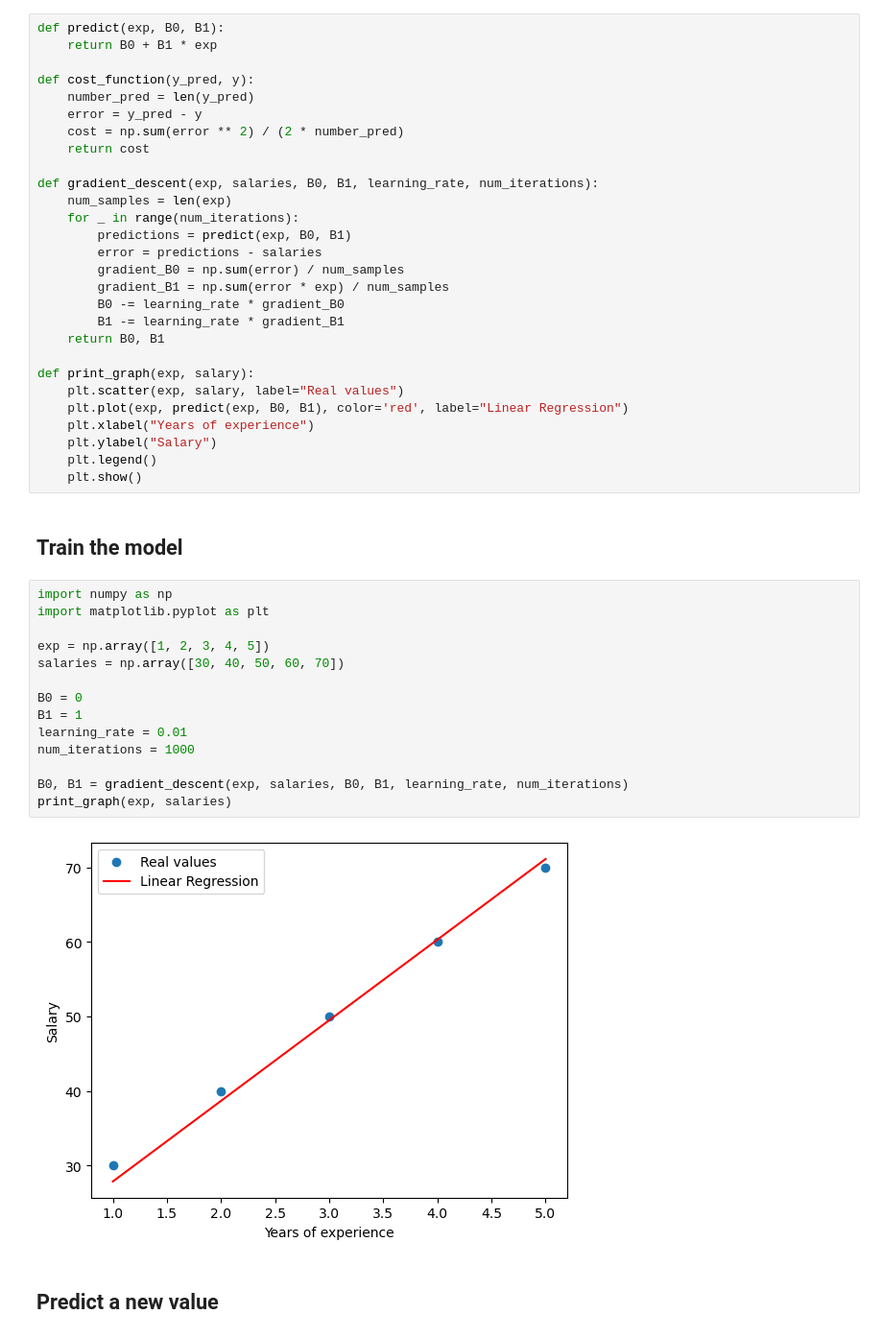
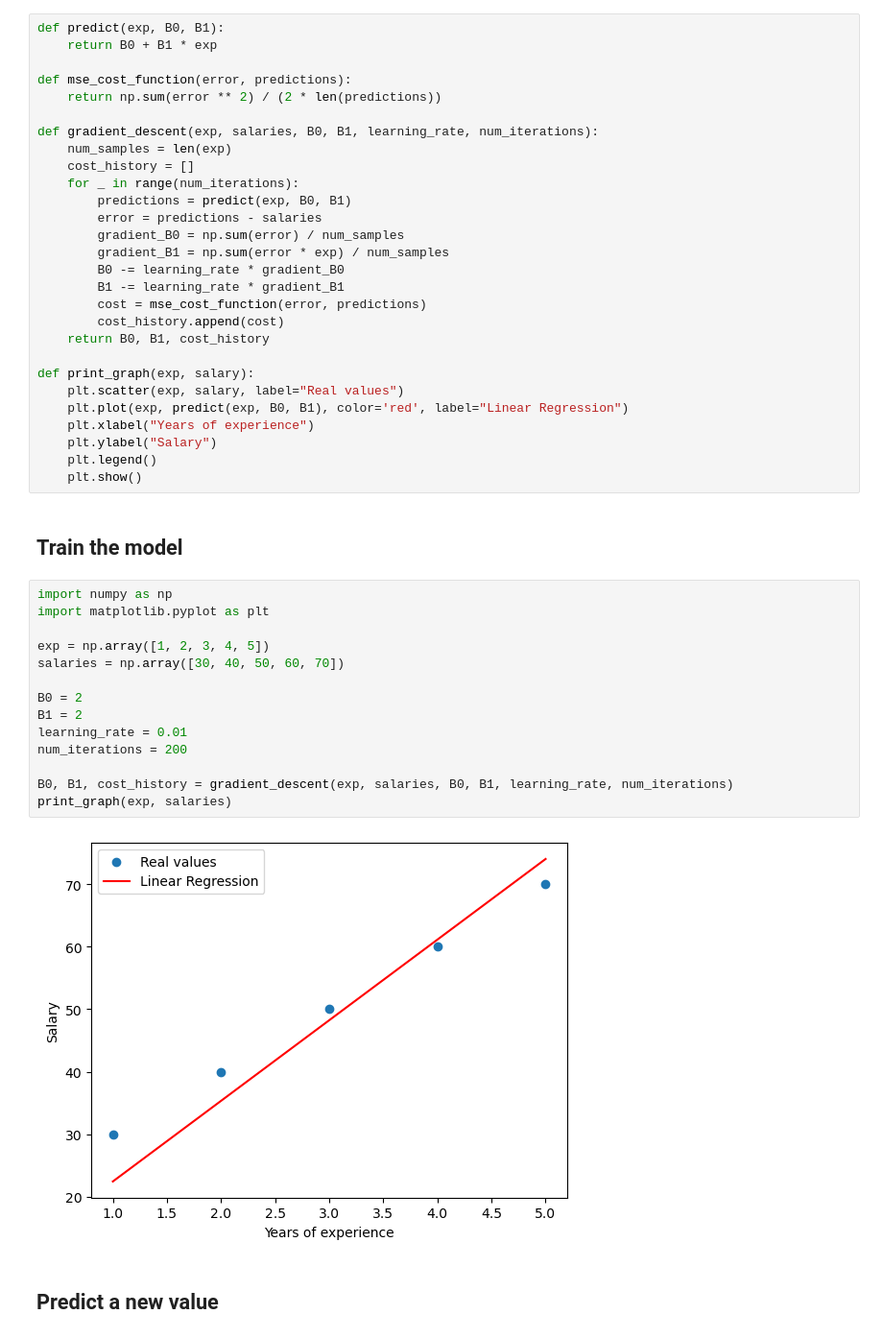
Before and after one commit to walterwhites/machine_learning, a Jupyter notebook: SimpleLinearRegression/linearRegression.ipynb, the cells around one changed output. Shown at 96% size. Cells and saved outputs as stored; diff of their text form.

```diff
--- a/SimpleLinearRegression/linearRegression.ipynb
+++ b/SimpleLinearRegression/linearRegression.ipynb
@@ -17,14 +17,12 @@ Here, we define 4 functions:
 def predict(exp, B0, B1):
     return B0 + B1 * exp
 
-def cost_function(y_pred, y):
-    number_pred = len(y_pred)
-    error = y_pred - y
-    cost = np.sum(error ** 2) / (2 * number_pred)
-    return cost
+def mse_cost_function(error, predictions):
+    return np.sum(error ** 2) / (2 * len(predictions))
 
 def gradient_descent(exp, salaries, B0, B1, learning_rate, num_iterations):
     num_samples = len(exp)
+    cost_history = []
     for _ in range(num_iterations):
         predictions = predict(exp, B0, B1)
         error = predictions - salaries
@@ -32,7 +30,9 @@ def gradient_descent(exp, salaries, B0, B1, learning_rate, num_iterations):
         gradient_B1 = np.sum(error * exp) / num_samples
         B0 -= learning_rate * gradient_B0
         B1 -= learning_rate * gradient_B1
-    return B0, B1
+        cost = mse_cost_function(error, predictions)
+        cost_history.append(cost)
+    return B0, B1, cost_history
 
 def print_graph(exp, salary):
     plt.scatter(exp, salary, label="Real values")
@@ -46,19 +46,19 @@ def print_graph(exp, salary):
 # %%
 import numpy as np
 import matplotlib.pyplot as plt
 
 exp = np.array([1, 2, 3, 4, 5])
 salaries = np.array([30, 40, 50, 60, 70])
 
-B0 = 0
-B1 = 1
+B0 = 2
+B1 = 2
 learning_rate = 0.01
-num_iterations = 1000
+num_iterations = 200
 
-B0, B1 = gradient_descent(exp, salaries, B0, B1, learning_rate, num_iterations)
+B0, B1, cost_history = gradient_descent(exp, salaries, B0, B1, learning_rate, num_iterations)
 print_graph(exp, salaries)
 # %% [output]
-[figure, old version]
+[figure, new version]
 # %% [markdown]
 ## Predict a new value
 # %% [markdown]
```
Also changed, not shown: parts of 3 cells of this notebook.
